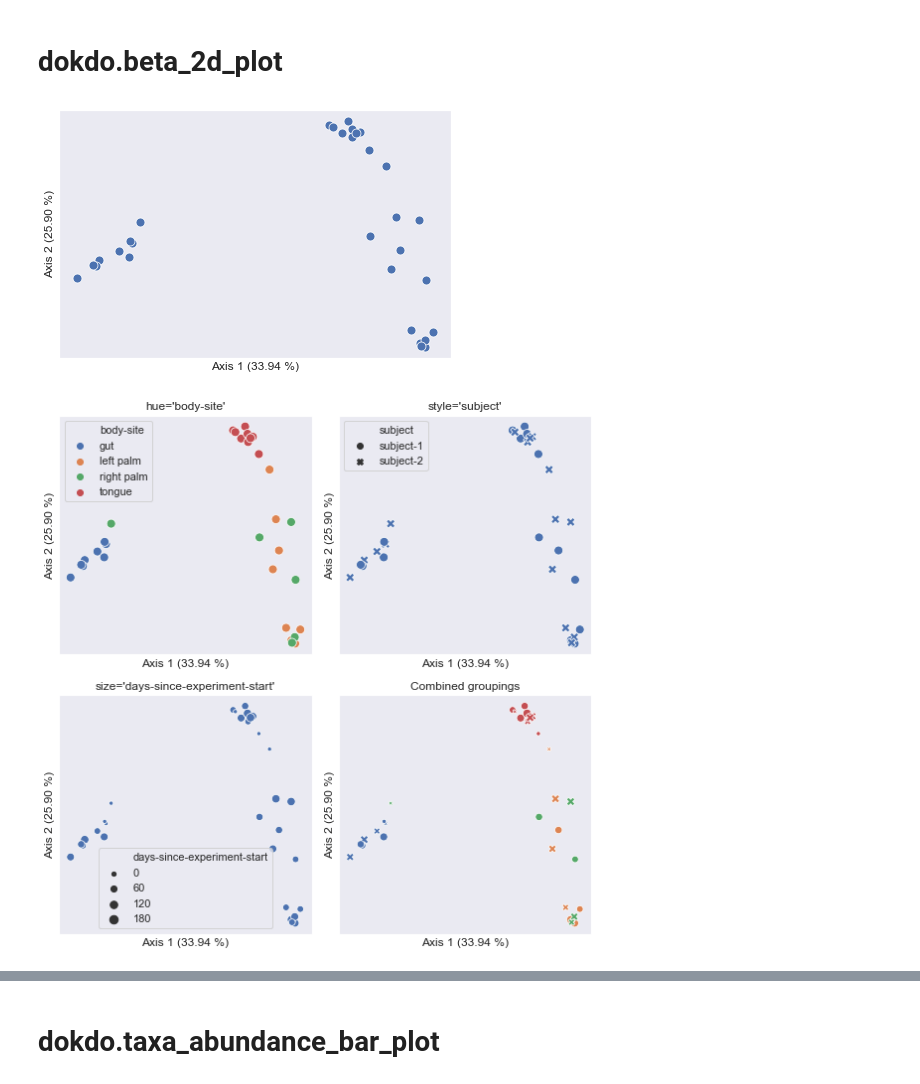
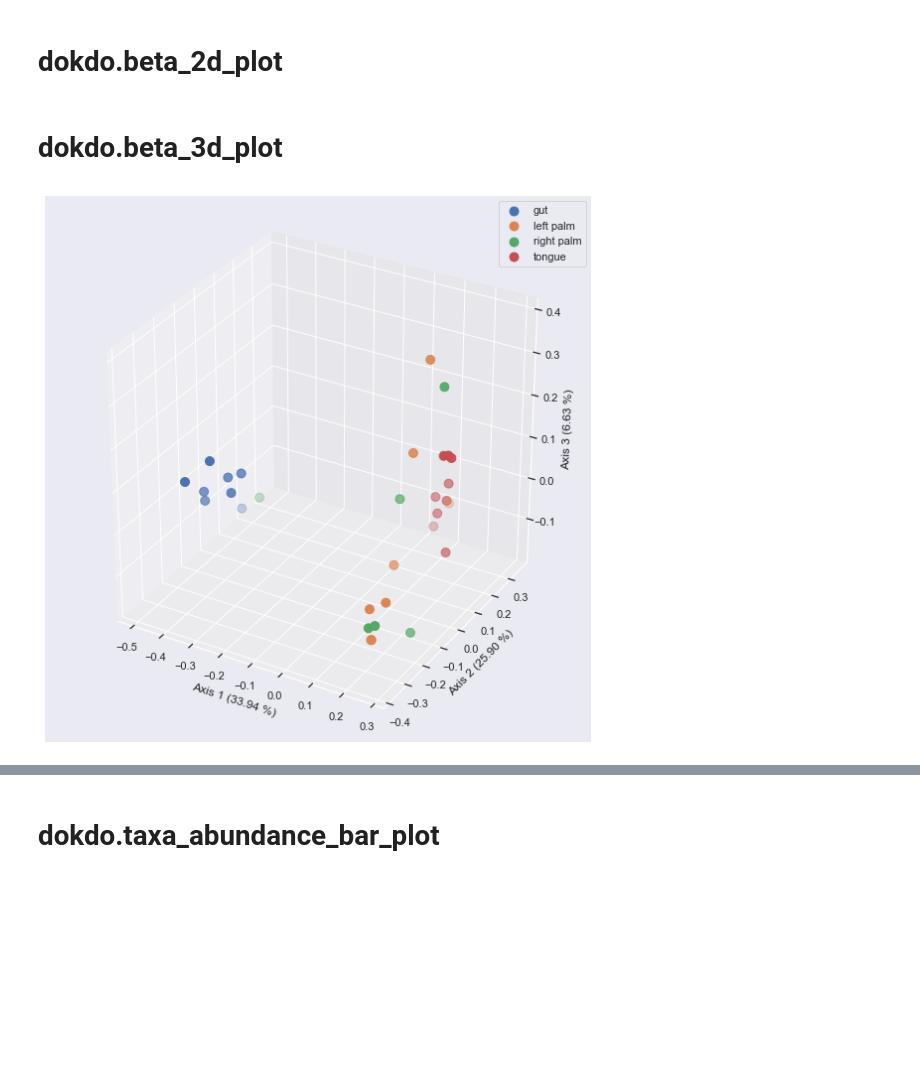
Before and after one commit to sbslee/dokdo, a Jupyter notebook: example.ipynb, the cells around one changed output, grey strips where cells are left out. Cells and saved outputs as stored; diff of their text form; code cells hidden in the pictures; blank space fills up the shorter version.

```diff
--- a/example.ipynb
+++ b/example.ipynb
@@ -97,20 +88,56 @@ import seaborn as sns
 sns.set()
 qza_file = '/Users/sbslee/Desktop/dokdo/data/moving-pictures-tutorial/unweighted_unifrac_pcoa_results.qza'
 metadata_file = '/Users/sbslee/Desktop/dokdo/data/moving-pictures-tutorial/sample-metadata.tsv'
-dokdo.beta_2d_plot(qza_file)
+dokdo.beta_2d_plot(qza_file,
+                   figsize=(5, 5))
 plt.tight_layout()
+plt.savefig('docs/images/beta_2d_plot-1.png')
-# %% [output]
-[figure, removed]
 # %%
-fig, [[ax1, ax2], [ax3, ax4]] = plt.subplots(2, 2, figsize=(8, 8))
-artist_kwargs1 = dict(show_legend=True, title="hue='body-site'")
-artist_kwargs2 = dict(show_legend=True, title="style='subject'")
-artist_kwargs3 = dict(show_legend=True, title="size='days-since-experiment-start'")
-artist_kwargs4 = dict(title="Combined groupings")
-dokdo.beta_2d_plot(qza_file, metadata_file, ax=ax1, hue='body-site', artist_kwargs=artist_kwargs1)
-dokdo.beta_2d_plot(qza_file, metadata_file, ax=ax2, style='subject', artist_kwargs=artist_kwargs2)
-dokdo.beta_2d_plot(qza_file, metadata_file, ax=ax3, size='days-since-experiment-start', artist_kwargs=artist_kwargs3)
-dokdo.beta_2d_plot(qza_file, metadata_file, ax=ax4, hue='body-site', style='subject', size='days-since-experiment-start', artist_kwargs=artist_kwargs4)
+fig, [[ax1, ax2], [ax3, ax4]] = plt.subplots(2, 2, figsize=(15, 15))
+dokdo.beta_2d_plot(qza_file,
+                   metadata_file,
+                   ax=ax1,
+                   hue='body-site')
+dokdo.beta_2d_plot(qza_file,
+                   metadata_file,
+                   ax=ax2,
+                   style='subject')
+dokdo.beta_2d_plot(qza_file,
+                   metadata_file,
+                   ax=ax3,
+                   size='days-since-experiment-start')
+dokdo.beta_2d_plot(qza_file,
+                   metadata_file,
+                   ax=ax4,
+                   hue='body-site',
+                   style='subject',
+                   size='days-since-experiment-start')
+ax1.set_title("hue='body-site'", fontsize=20)
+ax2.set_title("style='subject'", fontsize=20)
+ax3.set_title("size='days-since-experiment-start'", fontsize=20)
+ax4.set_title('Multiple groupings', fontsize=20)
+for ax in [ax1, ax2, ax3, ax4]:
+    ax.xaxis.label.set_size(20)
+    ax.yaxis.label.set_size(20)
+    ax.tick_params(axis='both', which='major', labelsize=15)
+    ax.legend(loc='upper left')
 plt.tight_layout()
+plt.savefig('docs/images/beta_2d_plot-2.png')
-# %% [output]
-[figure, removed]
+# %% [markdown]
+# dokdo.beta_3d_plot
+# %%
+import dokdo
+import matplotlib.pyplot as plt
+%matplotlib inline
+import seaborn as sns
+sns.set()
+qza_file = '/Users/sbslee/Desktop/dokdo/data/moving-pictures-tutorial/unweighted_unifrac_pcoa_results.qza'
+metadata_file = '/Users/sbslee/Desktop/dokdo/data/moving-pictures-tutorial/sample-metadata.tsv'
+dokdo.beta_3d_plot(qza_file,
+                   metadata_file,
+                   'body-site',
+                   figsize=(8, 8))
+plt.tight_layout()
+plt.savefig('docs/images/beta_3d_plot-1.png')
+# %% [output]
+[figure, added]
```
Also changed, not shown: parts of 20 cells of this notebook, 15 other files.
